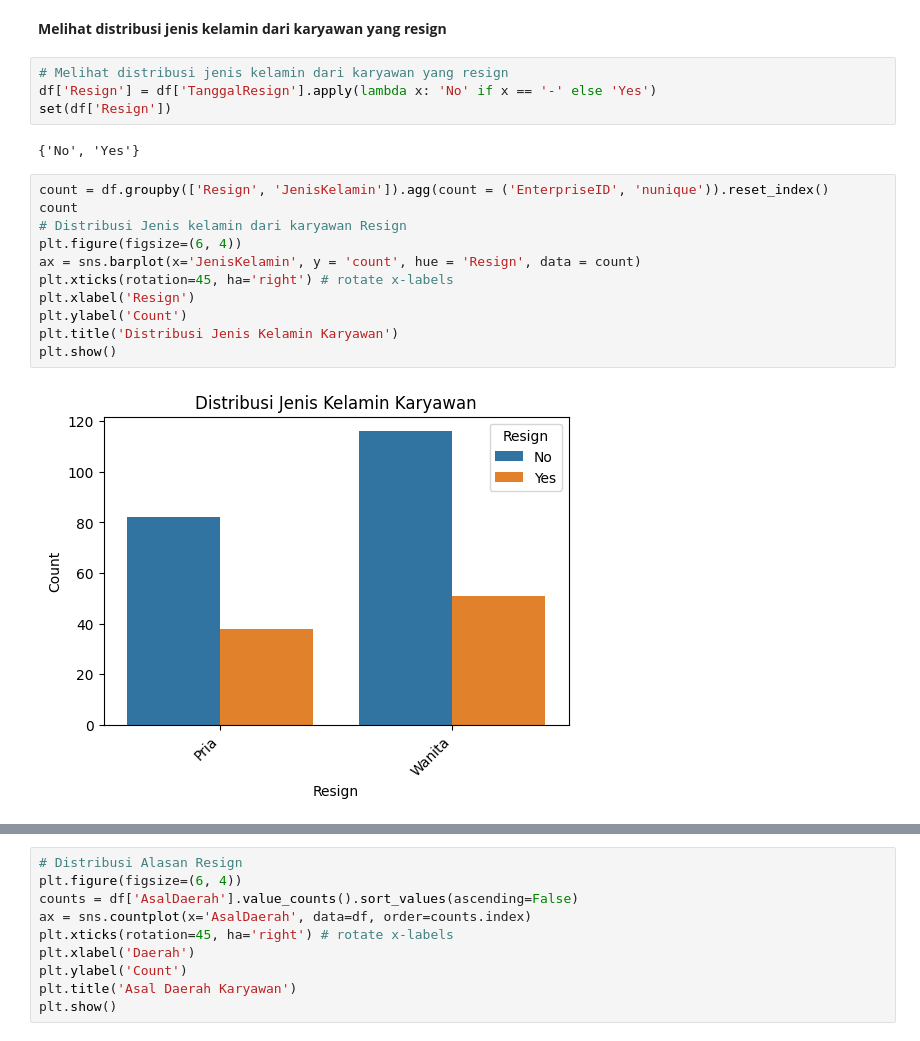
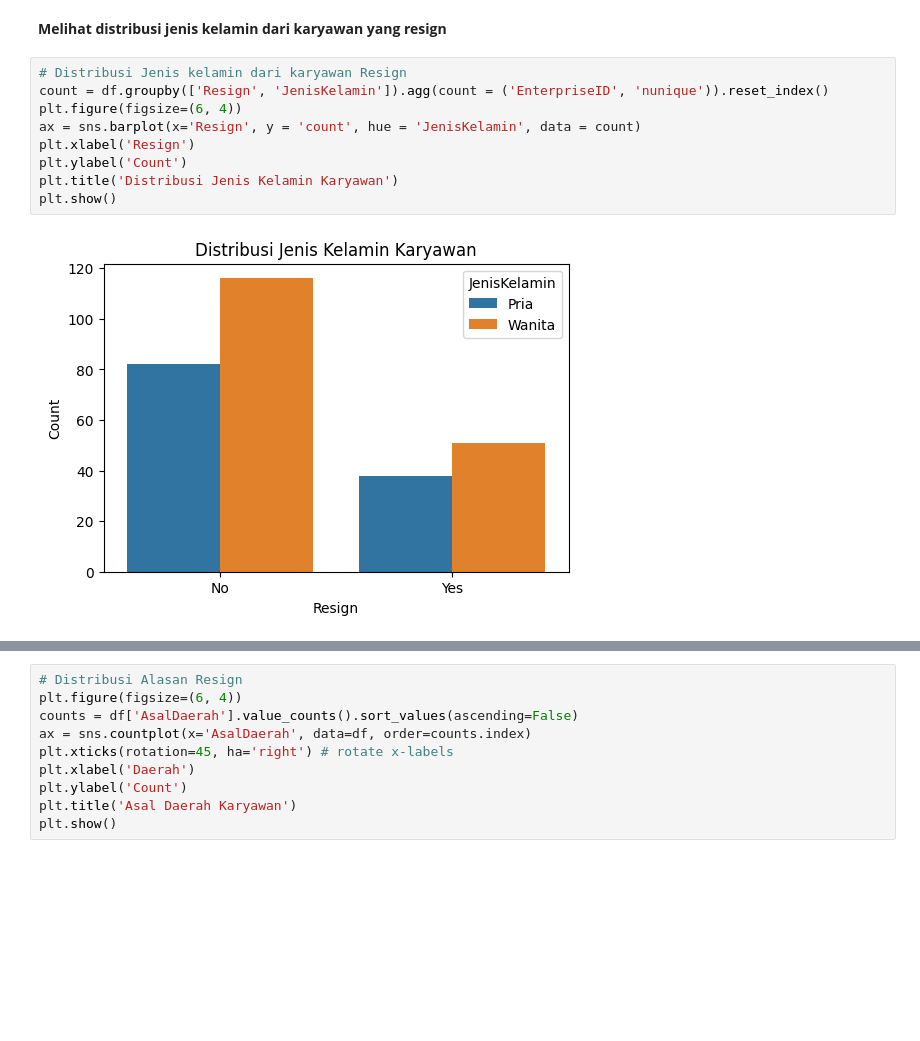
Before and after one commit to lutfiahk/Predicting-Employee-Attrition, a Jupyter notebook: notebook.ipynb, the cells around one changed output, grey strips where cells are left out. Saved outputs shown, nothing was run; the diff lists cells and outputs as text; blank space fills up the shorter version.

```diff
--- a/notebook.ipynb
+++ b/notebook.ipynb
@@ -108,22 +125,14 @@ plt.show()
 Alasan terbesar karyawan yang resign adalah karena ada masalah dengan jam kantor, kemudian alasan terbesar kedua adalah karyawan ingin mengganti karirnya.
 # %% [markdown]
 **Melihat distribusi jenis kelamin dari karyawan yang resign**
-# %%
-# Melihat distribusi jenis kelamin dari karyawan yang resign
-df['Resign'] = df['TanggalResign'].apply(lambda x: 'No' if x == '-' else 'Yes')
-set(df['Resign'])
-# %% [output]
-{'No', 'Yes'}
 # %%
+# Distribusi Jenis kelamin dari karyawan Resign
 count = df.groupby(['Resign', 'JenisKelamin']).agg(count = ('EnterpriseID', 'nunique')).reset_index()
-count
-# Distribusi Jenis kelamin dari karyawan Resign
 plt.figure(figsize=(6, 4))
-ax = sns.barplot(x='JenisKelamin', y = 'count', hue = 'Resign', data = count)
-plt.xticks(rotation=45, ha='right') # rotate x-labels
+ax = sns.barplot(x='Resign', y = 'count', hue = 'JenisKelamin', data = count)
 plt.xlabel('Resign')
 plt.ylabel('Count')
 plt.title('Distribusi Jenis Kelamin Karyawan')
 plt.show()
 # %% [output]
-[figure, old version]
+[figure, new version]
```
Also changed, not shown: parts of 16 cells of this notebook.
